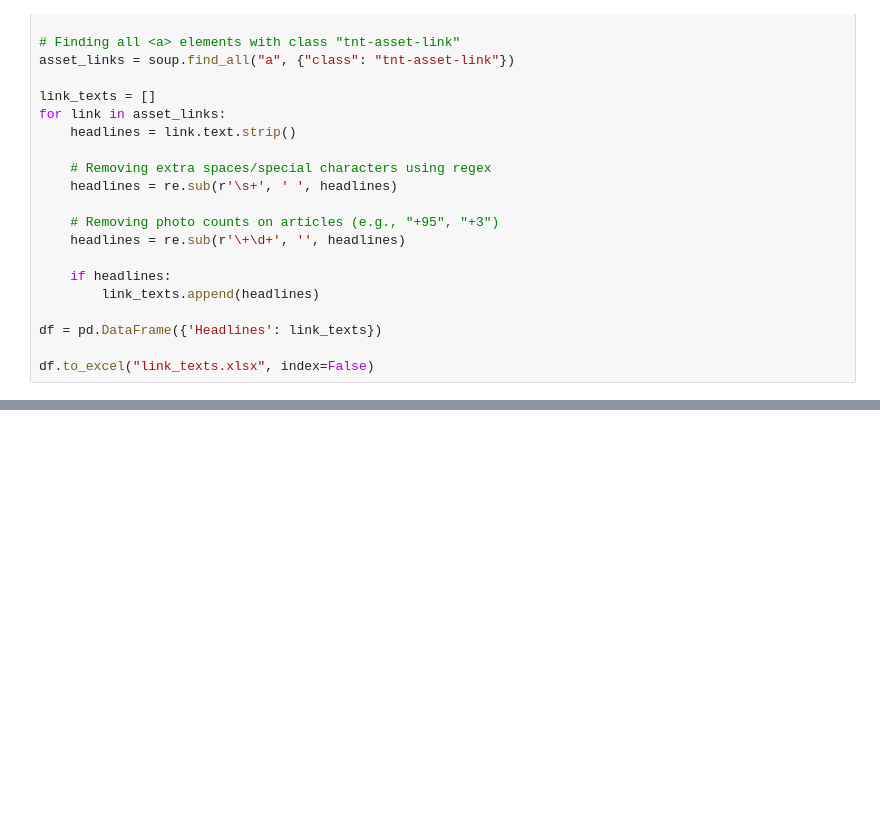
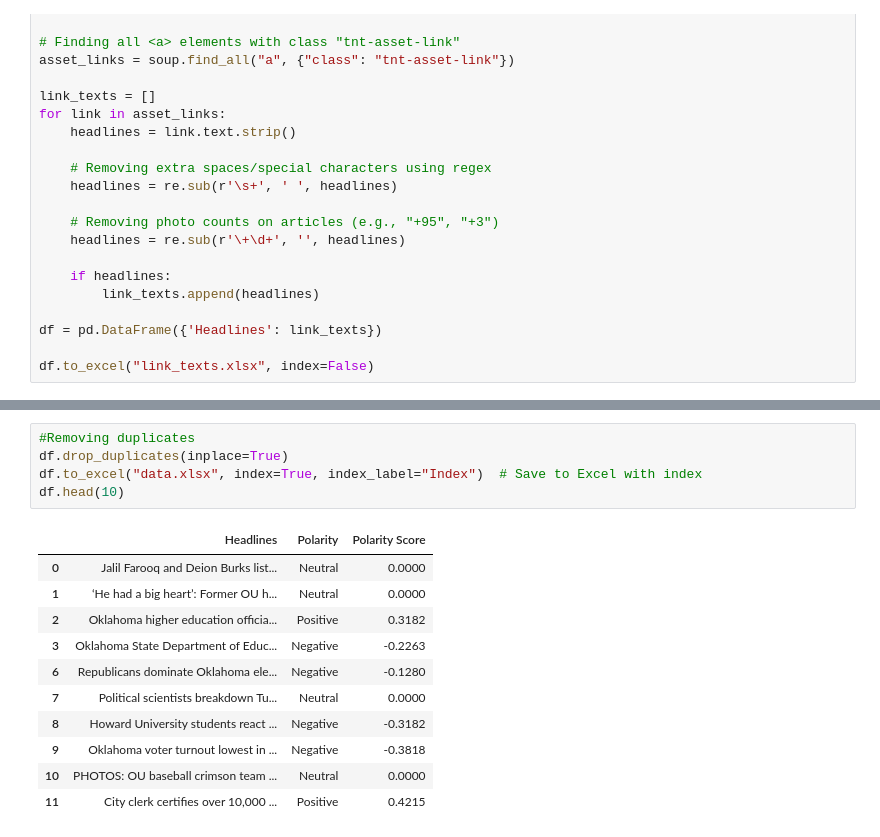
Before and after one commit to SanchithVel/OU-Daily-Sentiment-Anaylsis, a Jupyter notebook: OUDailySentimentAnalysis.ipynb, the cells around one changed output, grey strips where cells are left out. Drawn from its saved outputs; the diff is of its cells as text; blank space fills up the shorter version.

```diff
--- a/OUDailySentimentAnalysis.ipynb
+++ b/OUDailySentimentAnalysis.ipynb
@@ -74,3 +86,20 @@ df.head()
+# %%
+#Removing duplicates
+df.drop_duplicates(inplace=True)
+df.to_excel("data.xlsx", index=True, index_label="Index")  # Save to Excel with index
+df.head(10)
+# %% [output]
+|  | Headlines | Polarity | Polarity Score |
+| 0 | Jalil Farooq and Deion Burks list... | Neutral | 0.0000 |
+| 1 | ‘He had a big heart’: Former OU h... | Neutral | 0.0000 |
+| 2 | Oklahoma higher education officia... | Positive | 0.3182 |
+| 3 | Oklahoma State Department of Educ... | Negative | -0.2263 |
+| 6 | Republicans dominate Oklahoma ele... | Negative | -0.1280 |
+| 7 | Political scientists breakdown Tu... | Neutral | 0.0000 |
+| 8 | Howard University students react ... | Negative | -0.3182 |
+| 9 | Oklahoma voter turnout lowest in ... | Negative | -0.3818 |
+| 10 | PHOTOS: OU baseball crimson team ... | Neutral | 0.0000 |
+| 11 | City clerk certifies over 10,000 ... | Positive | 0.4215 |
 # %%
 # Score distribution
 
```
Also changed, not shown: parts of 8 cells of this notebook.
